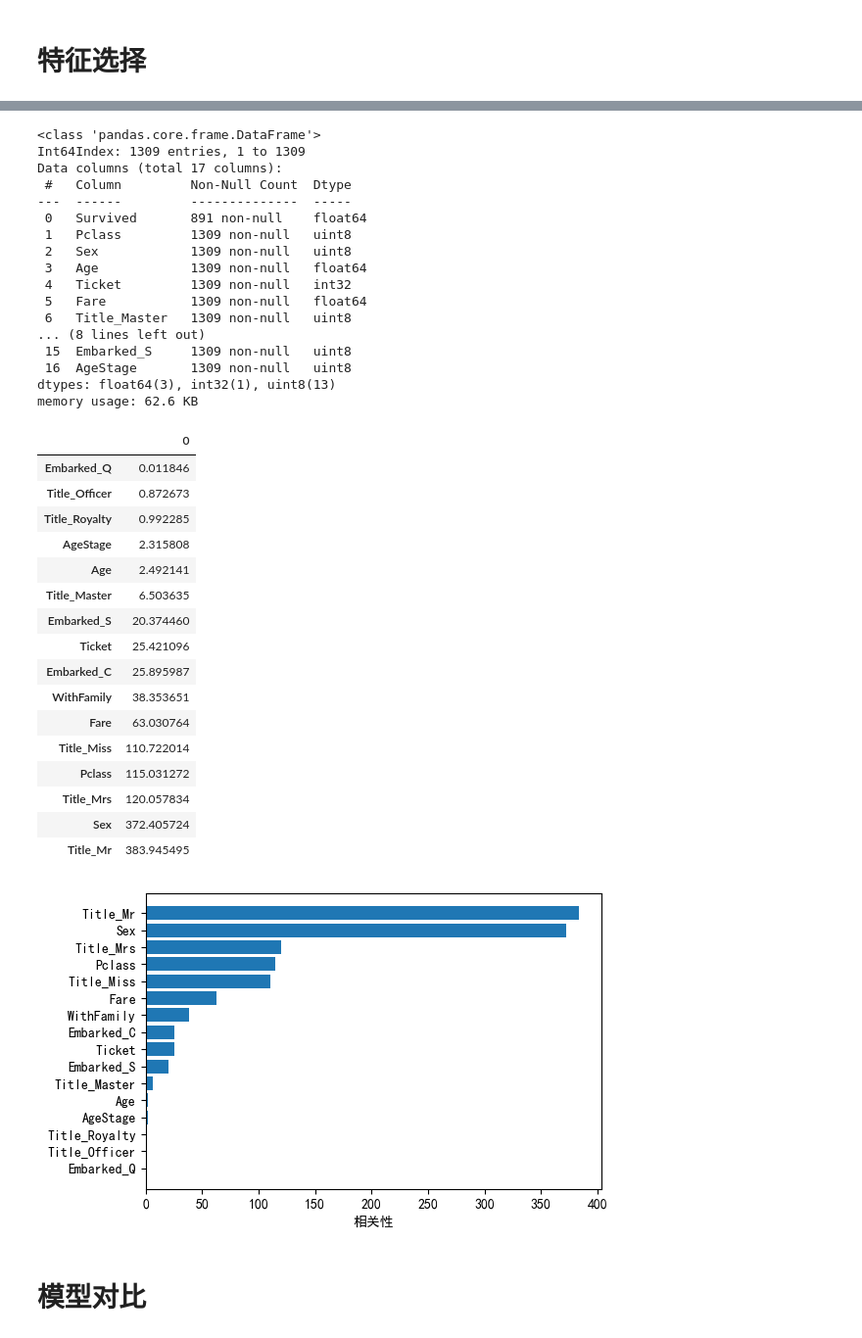
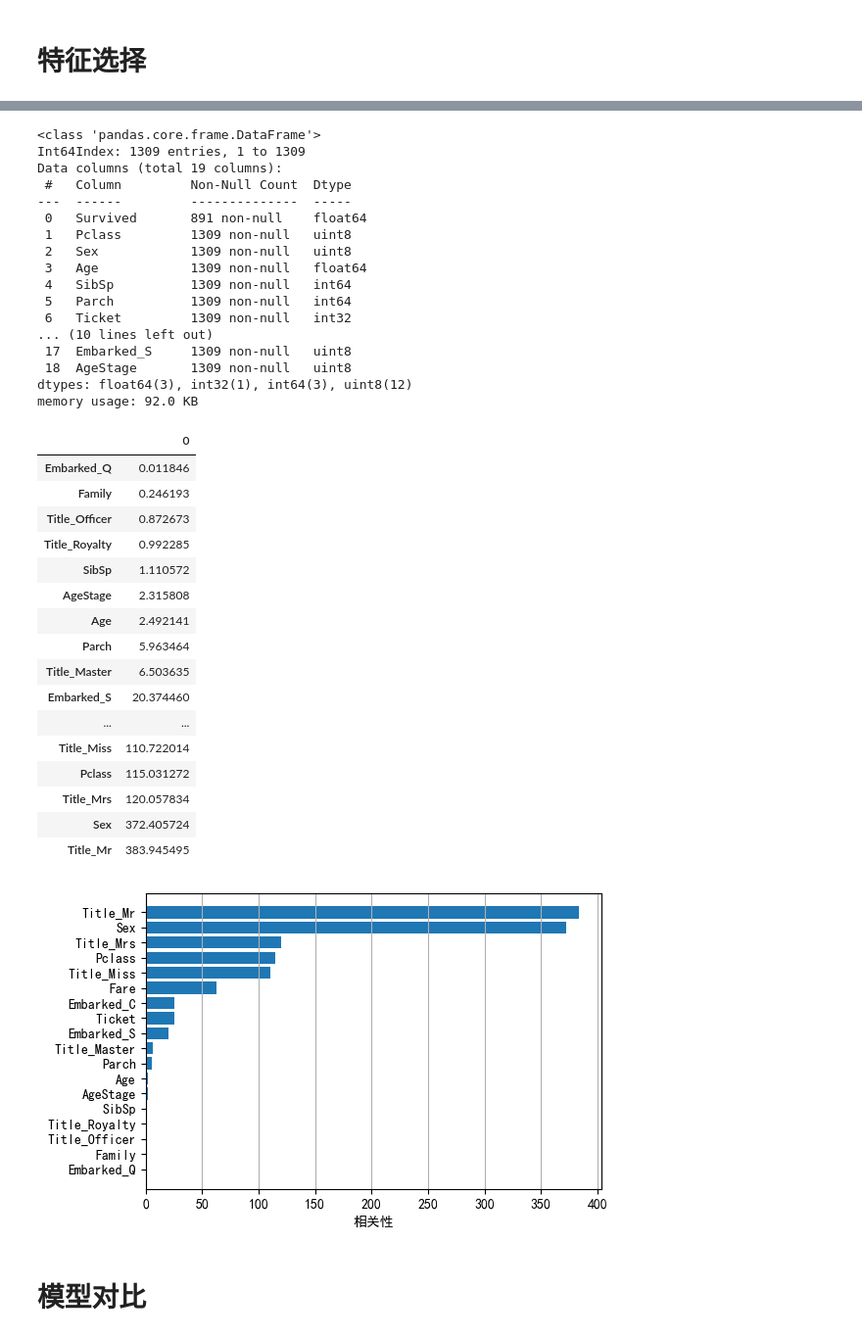
Before and after one commit to KingsleyCl/Kaggle, a Jupyter notebook: Titanic/Titanic.ipynb, the cells around one changed output, grey strips where cells are left out. Shown: that part at 98% size. Drawn from its saved outputs; the diff is of its cells as text; code cells hidden in the pictures.

```diff
--- a/Titanic/Titanic.ipynb
+++ b/Titanic/Titanic.ipynb
@@ -298,9 +298,3 @@ full = pd.concat([full, pd.get_dummies(full.Title, prefix='Title')], axis=1)
 ## 性别(Sex)
 # %%
 full.Sex = full.Sex.map({'male': 0, 'female': 1}).astype('uint8')
-# %%
-full.loc[full.SibSp + full.Parch + 1 == 1, 'WithFamily'] = 0
-full.loc[full.SibSp + full.Parch + 1 >= 2, 'WithFamily'] = 1
-full.WithFamily = full.WithFamily.astype('uint8')
-full.drop(columns=['SibSp', 'Parch'], inplace=True)
-full.head()
@@ -372,3 +326,5 @@ plt.legend()
+# %%
+full['Family'] = full.SibSp + full.Parch + 1
 # %% [markdown]
 ## 舱号(Cabin)
 # %%
@@ -452,21 +408,21 @@ full.info()
 # %% [output]
 <class 'pandas.core.frame.DataFrame'>
 Int64Index: 1309 entries, 1 to 1309
-Data columns (total 17 columns):
+Data columns (total 19 columns):
  #   Column         Non-Null Count  Dtype
 ---  ------         --------------  -----
  0   Survived       891 non-null    float64
  1   Pclass         1309 non-null   uint8
  2   Sex            1309 non-null   uint8
  3   Age            1309 non-null   float64
- 4   Ticket         1309 non-null   int32
- 5   Fare           1309 non-null   float64
- 6   Title_Master   1309 non-null   uint8
-... (8 lines left out)
- 15  Embarked_S     1309 non-null   uint8
- 16  AgeStage       1309 non-null   uint8
-dtypes: float64(3), int32(1), uint8(13)
-memory usage: 62.6 KB
+ 4   SibSp          1309 non-null   int64
+ 5   Parch          1309 non-null   int64
+ 6   Ticket         1309 non-null   int32
+... (10 lines left out)
+ 17  Embarked_S     1309 non-null   uint8
+ 18  AgeStage       1309 non-null   uint8
+dtypes: float64(3), int32(1), int64(3), uint8(12)
+memory usage: 92.0 KB
 # %%
 # 更新数据集
 sou = full.loc[sou_index, :]
@@ -477,27 +433,28 @@ score = pd.Series(dict(zip(sou.columns[1:], score))).sort_values()
 # %%
 plt.figure(dpi = 100)
 plt.barh(y=score.index, width=score.values)
 plt.xlabel('相关性')
+plt.grid(axis='x')
 
 score.to_frame()
 # %% [output]
 |  | 0 |
 | Embarked_Q | 0.011846 |
+| Family | 0.246193 |
 | Title_Officer | 0.872673 |
 | Title_Royalty | 0.992285 |
+| SibSp | 1.110572 |
 | AgeStage | 2.315808 |
 | Age | 2.492141 |
+| Parch | 5.963464 |
 | Title_Master | 6.503635 |
 | Embarked_S | 20.374460 |
-| Ticket | 25.421096 |
-| Embarked_C | 25.895987 |
-| WithFamily | 38.353651 |
-| Fare | 63.030764 |
+| ... | ... |
 | Title_Miss | 110.722014 |
 | Pclass | 115.031272 |
 | Title_Mrs | 120.057834 |
 | Sex | 372.405724 |
 | Title_Mr | 383.945495 |
-[figure, old version]
+[figure, new version]
 # %%
 # 选择特征并归一化
```
Also changed, not shown: parts of 13 cells of this notebook, 7 other files.
